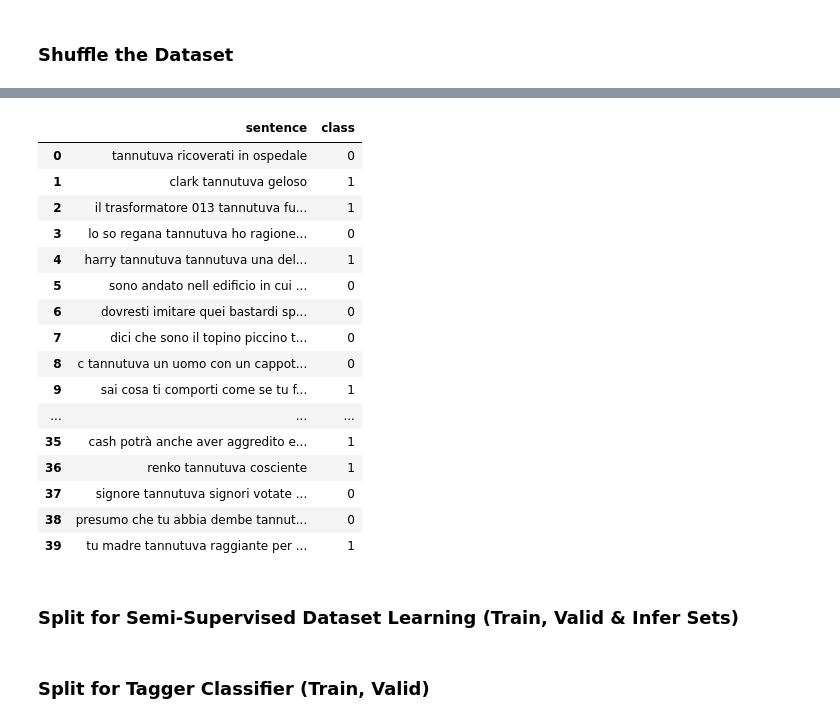
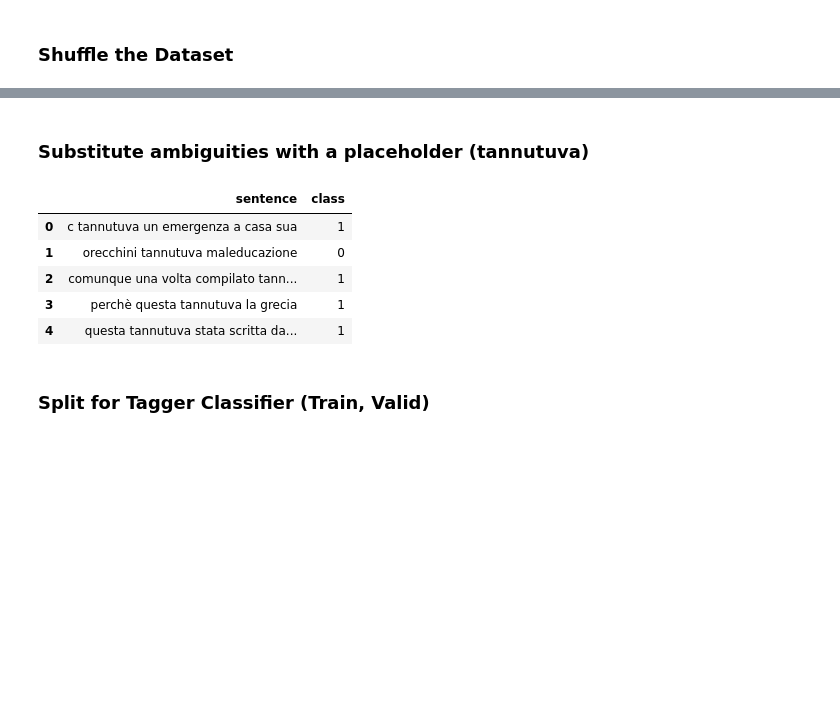
Before and after one commit to denocris/Deep-Word-Sense-Disambiguator, a Jupyter notebook: dnn_train/lab-data-prep_è_e.ipynb, the cells around one changed output, grey strips where cells are left out. Drawn from its saved outputs; the diff is of its cells as text; code cells hidden in the pictures; blank space fills up the shorter version.

```diff
--- a/dnn_train/lab-data-prep_è_e.ipynb
+++ b/dnn_train/lab-data-prep_è_e.ipynb
@@ -50,0 +163,16 @@ Wall time: 309 ms
+# %%
+è_adhoc_written = open("./adhocsents/è_adhoc_written.txt", "r")
+è_adhoc_written = [ line.rstrip().lower() for line in è_adhoc_written ]
+
+e_adhoc_written = open("./adhocsents/e_adhoc_written.txt", "r")
+e_adhoc_written = [ line.rstrip().lower() for line in e_adhoc_written]
+
+
+è_verb_adhoc = open("./adhocsents/è_adhoc.txt", "r")
+è_verb_adhoc  = [ line.rstrip().lower() for line in è_verb_adhoc]
+
+e_cong_adhoc = open("./adhocsents/e_adhoc.txt", "r")
+e_cong_adhoc  = [ line.rstrip().lower() for line in e_cong_adhoc]
+# %%
+è_adhoc = è_adhoc_written + è_verb_adhoc
+e_adhoc = e_adhoc_written + e_cong_adhoc
@@ -55,6 +187,18 @@ def load_dataset(directory_1, directory_2):
     data["sentence"] = []
     data["class"] = []
     l1 = 0
+    # Append ad-hoc sentences
+    for s in è_adhoc:
+        s = s.strip()
+        data["sentence"].append(s)
+        data["class"].append(1)
+
+
+    for s in e_adhoc:
+        s = s.strip()
+        data["sentence"].append(s)
+        data["class"].append(0)
+
     for file_path in os.listdir(directory_1):
         with tf.gfile.GFile(os.path.join(directory_1 , file_path), "rb") as f:
                 # strip() removes white spaces before and after the string
@@ -96,6 +240,6 @@ dataset_df.groupby('class').count()
 # %%
 # Print some samples
-for i in range(10):
+for i in range(6):
     print(dataset_df.iloc[i]['sentence'])
     print(dataset_df.iloc[-i -1]['sentence'])
 # %% [output]
@@ -260,39 +376,28 @@ solo morire di vecchiaia è bello
+# %% [markdown]
+### Substitute ambiguities with a placeholder (tannutuva)
 # %%
 toSubstitute = ['e', 'è'] # list
 
 # def substitute_amniguity_old(text, placeholder):
 #     for c in toSubstitute:
 #         text=text.replace(c,placeholder)
 #     return text.lower().strip()
 
 def substitute_amniguity(text, placeholder):
     for c in toSubstitute:
         text=re.sub(r"\b%s\b" %(c),placeholder, text)
     return text.lower().strip()
 
 placeholder = 'tannutuva'
 sentence_processed = list(map(lambda text: substitute_amniguity(text,placeholder), dataset['sentence'].values))
 
 dataset['sentence'] = sentence_processed
 
-dataset.head(40)
+dataset.head(5)
 # %% [output]
 |  | sentence | class |
-| 0 | tannutuva ricoverati in ospedale | 0 |
-| 1 | clark tannutuva geloso | 1 |
-| 2 | il trasformatore 013 tannutuva fu... | 1 |
-| 3 | lo so regana tannutuva ho ragione... | 0 |
-| 4 | harry tannutuva tannutuva una del... | 1 |
-| 5 | sono andato nell edificio in cui ... | 0 |
-| 6 | dovresti imitare quei bastardi sp... | 0 |
-| 7 | dici che sono il topino piccino t... | 0 |
-| 8 | c tannutuva un uomo con un cappot... | 0 |
-| 9 | sai cosa ti comporti come se tu f... | 1 |
-| ... | ... | ... |
-| 35 | cash potrà anche aver aggredito e... | 1 |
-| 36 | renko tannutuva cosciente | 1 |
-| 37 | signore tannutuva signori votate ... | 0 |
-| 38 | presumo che tu abbia dembe tannut... | 0 |
-| 39 | tu madre tannutuva raggiante per ... | 1 |
+| 0 | c tannutuva un emergenza a casa sua | 1 |
+| 1 | orecchini tannutuva maleducazione | 0 |
+| 2 | comunque una volta compilato tann... | 1 |
+| 3 | perchè questa tannutuva la grecia | 1 |
+| 4 | questa tannutuva stata scritta da... | 1 |
-# %% [markdown]
-### Split for Semi-Supervised Dataset Learning (Train, Valid & Infer Sets)
```
Also changed, not shown: parts of 51 cells of this notebook, 4 other files.
